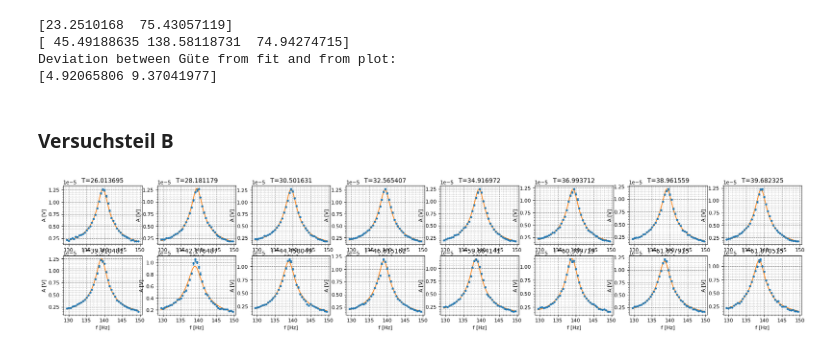
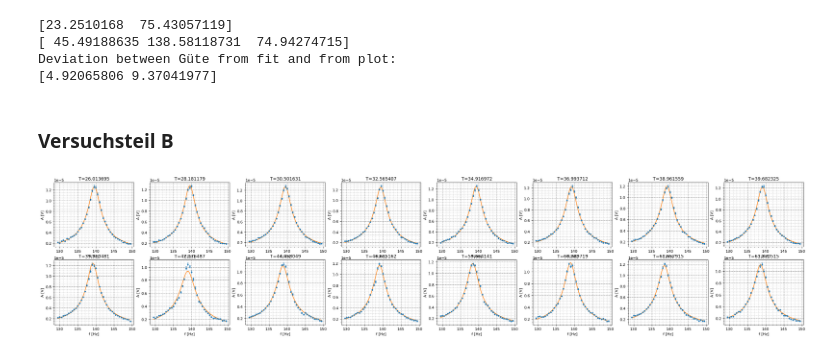
Before and after one commit to fexfl/FP, a Jupyter notebook: F75/F75 Auswertung.ipynb, the cells around one changed output. Saved outputs shown, nothing was run; the diff lists cells and outputs as text; code cells hidden in the pictures.

```diff
--- a/F75/F75 Auswertung.ipynb
+++ b/F75/F75 Auswertung.ipynb
@@ -164,37 +164,39 @@ print(guete_sigma)
 [ 45.49188635 138.58118731  74.94274715]
 Deviation between Güte from fit and from plot:
 [4.92065806 9.37041977]
-# %% [markdown]
-### Versuchsteil B
-# %%
-filenames = listdir("TempMeasurements")
-itr = 0
-t_res_freq = np.array([0., 0., 0., 0., 0., 0., 0., 0., 0., 0., 0., 0., 0., 0., 0., 0.])
-t_res_freq_err = np.array([0., 0., 0., 0., 0., 0., 0., 0., 0., 0., 0., 0., 0., 0., 0., 0.])
-
-plt.figure(figsize=(26, 20), dpi=80)
-for filename in filenames:
-    frequency, amp, amp_err, phase, phase_err =np.loadtxt('TempMeasurements/' + filename,skiprows=20, unpack=True)
-    temperature = filename[6:15]
-
-    omega_rg = np.linspace(frequency[0], frequency[len(frequency)-1], 1000)
-    popt_A, pcov_A = curve_fit(lorentz, frequency, amp, sigma=amp_err, p0=[amp[int((len(amp)/2))], frequency[int((len(frequency)/2))], 3**i])
-
-    plt.subplot(int(len(filenames)/2),int(len(filenames)/2),itr + 1)
-    plt.errorbar(frequency,amp, yerr = amp_err, linestyle='None', marker = ".", capsize = 2, elinewidth=1, label="Messwerte")
-    plt.plot(omega_rg, lorentz(omega_rg, *popt_A), label="fit")
-    plt.xlabel('f [Hz]')
-    plt.ylabel('A [V]')
-    plt.title('T='+str(temperature))
-    #plt.yscale('log')
-    plt.grid(b=True, which='major', color='#666666', linestyle='--', alpha = 0.8)
-    plt.grid(b=True, which='minor', color='#666666', linestyle='--', alpha = 0.3)
-    #plt.legend()
-    plt.minorticks_on()
-
-    t_res_freq[itr] = popt_A[1]
-    t_res_freq_err[itr] = np.sqrt(pcov_A[1,1])
-
-    itr = itr + 1
-# %% [output]
-[figure, removed]
+# %% [markdown]
+### Versuchsteil B
+# %%
+filenames = listdir("TempMeasurements")
+itr = 0
+t_res_freq = np.array([0., 0., 0., 0., 0., 0., 0., 0., 0., 0., 0., 0., 0., 0., 0., 0.])
+t_res_freq_err = np.array([0., 0., 0., 0., 0., 0., 0., 0., 0., 0., 0., 0., 0., 0., 0., 0.])
+temp_array = np.array([0., 0., 0., 0., 0., 0., 0., 0., 0., 0., 0., 0., 0., 0., 0., 0.])
+
+plt.figure(figsize=(36, 30), dpi=80)
+for filename in filenames:
+    frequency, amp, amp_err, phase, phase_err =np.loadtxt('TempMeasurements/' + filename,skiprows=20, unpack=True)
+    temperature = filename[6:15]
+
+    omega_rg = np.linspace(frequency[0], frequency[len(frequency)-1], 1000)
+    popt_A, pcov_A = curve_fit(lorentz, frequency, amp, sigma=amp_err, p0=[amp[int((len(amp)/2))], frequency[int((len(frequency)/2))], 3**i])
+
+    plt.subplot(int(len(filenames)/2),int(len(filenames)/2),itr + 1)
+    plt.errorbar(frequency,amp, yerr = amp_err, linestyle='None', marker = ".", capsize = 2, elinewidth=1, label="Messwerte")
+    plt.plot(omega_rg, lorentz(omega_rg, *popt_A), label="fit")
+    plt.xlabel('f [Hz]')
+    plt.ylabel('A [V]')
+    plt.title('T='+str(temperature))
+    #plt.yscale('log')
+    plt.grid(b=True, which='major', color='#666666', linestyle='--', alpha = 0.8)
+    plt.grid(b=True, which='minor', color='#666666', linestyle='--', alpha = 0.3)
+    #plt.legend()
+    plt.minorticks_on()
+
+    t_res_freq[itr] = popt_A[1]
+    t_res_freq_err[itr] = np.sqrt(pcov_A[1,1])
+    temp_array[itr] = temperature
+
+    itr = itr + 1
+# %% [output]
+[figure, added]
```
Also changed, not shown: parts of 4 cells of this notebook.
